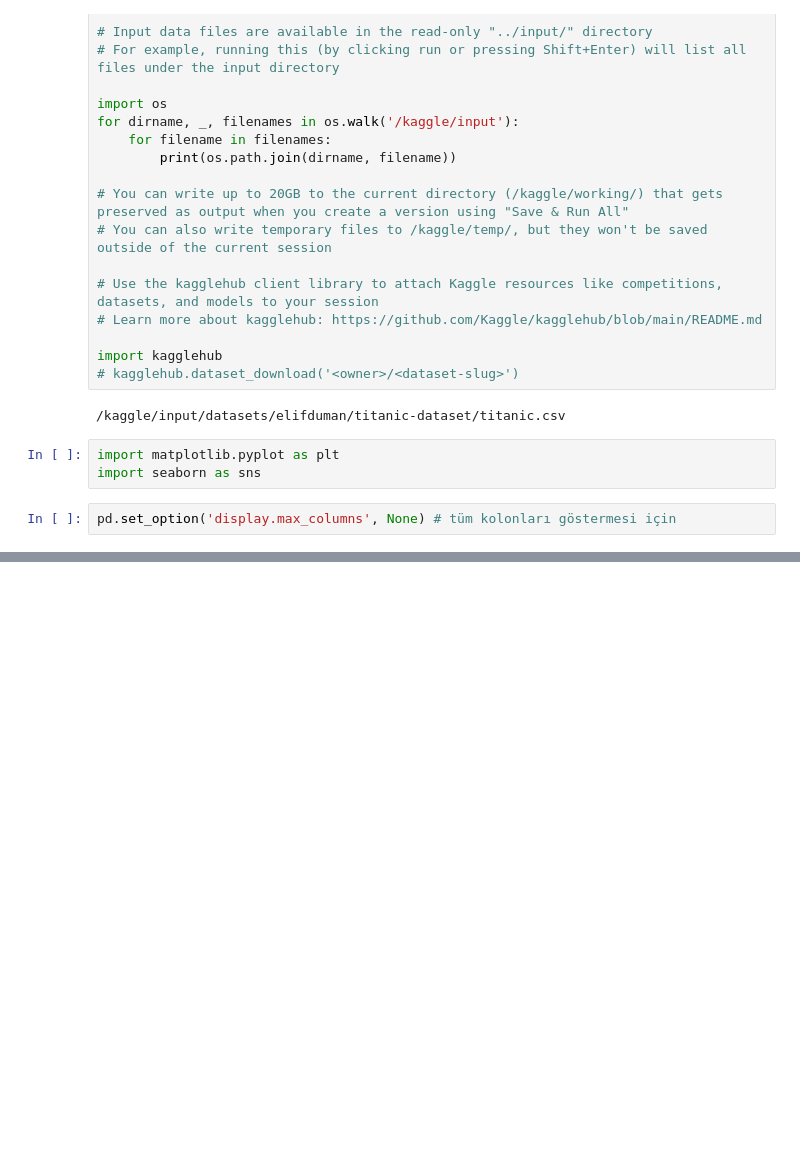
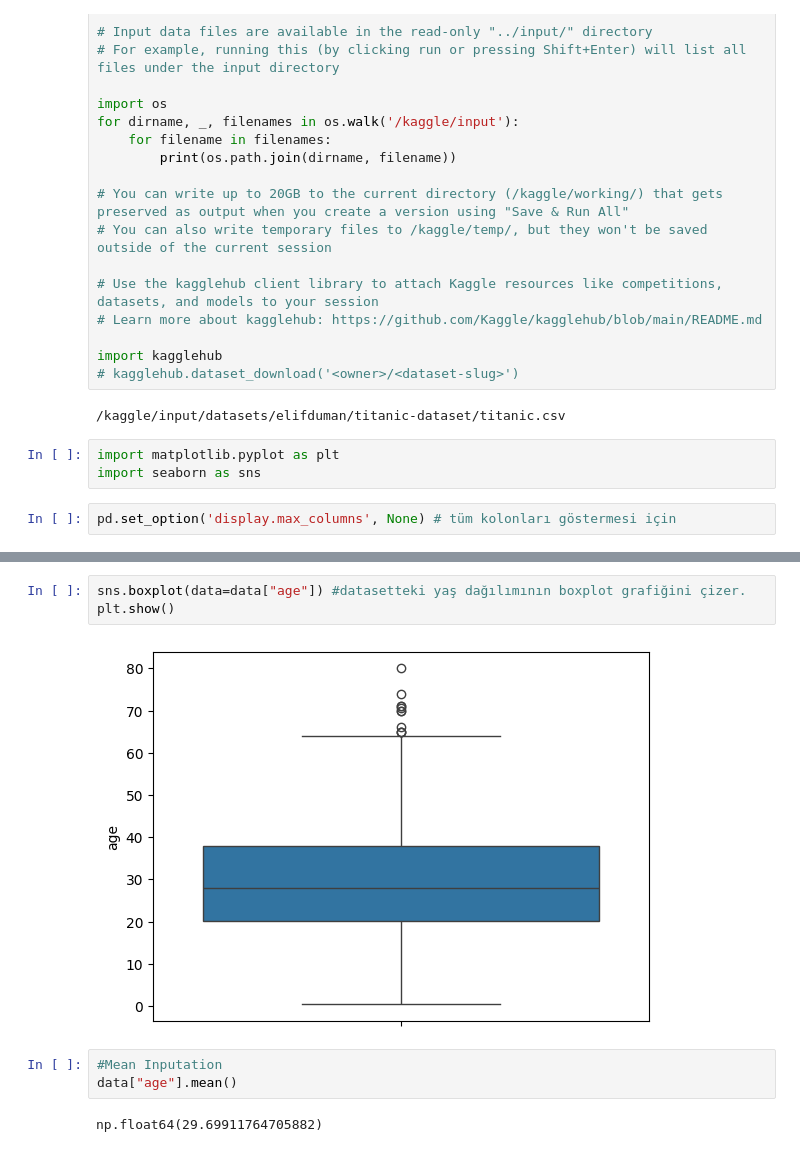
Before and after one commit to elifduman23/Titanic--EDA-Exploratory-Data-Analysis-1, a Jupyter notebook: intro-to-feature-engineering.ipynb, the cells around one changed output, grey strips where cells are left out. Drawn from its saved outputs; the diff is of its cells as text; blank space fills up the shorter version.

```diff
--- a/intro-to-feature-engineering.ipynb
+++ b/intro-to-feature-engineering.ipynb
@@ -41,0 +94,10 @@ df.head()
+# %%
+sns.boxplot(data=data["age"]) #datasetteki yaş dağılımının boxplot grafiğini çizer.
+plt.show()
+# %% [output]
+[figure, added]
+# %%
+#Mean Inputation
+data["age"].mean()
+# %% [output]
+np.float64(29.69911764705882)
```
Also changed, not shown: parts of 13 cells of this notebook.
